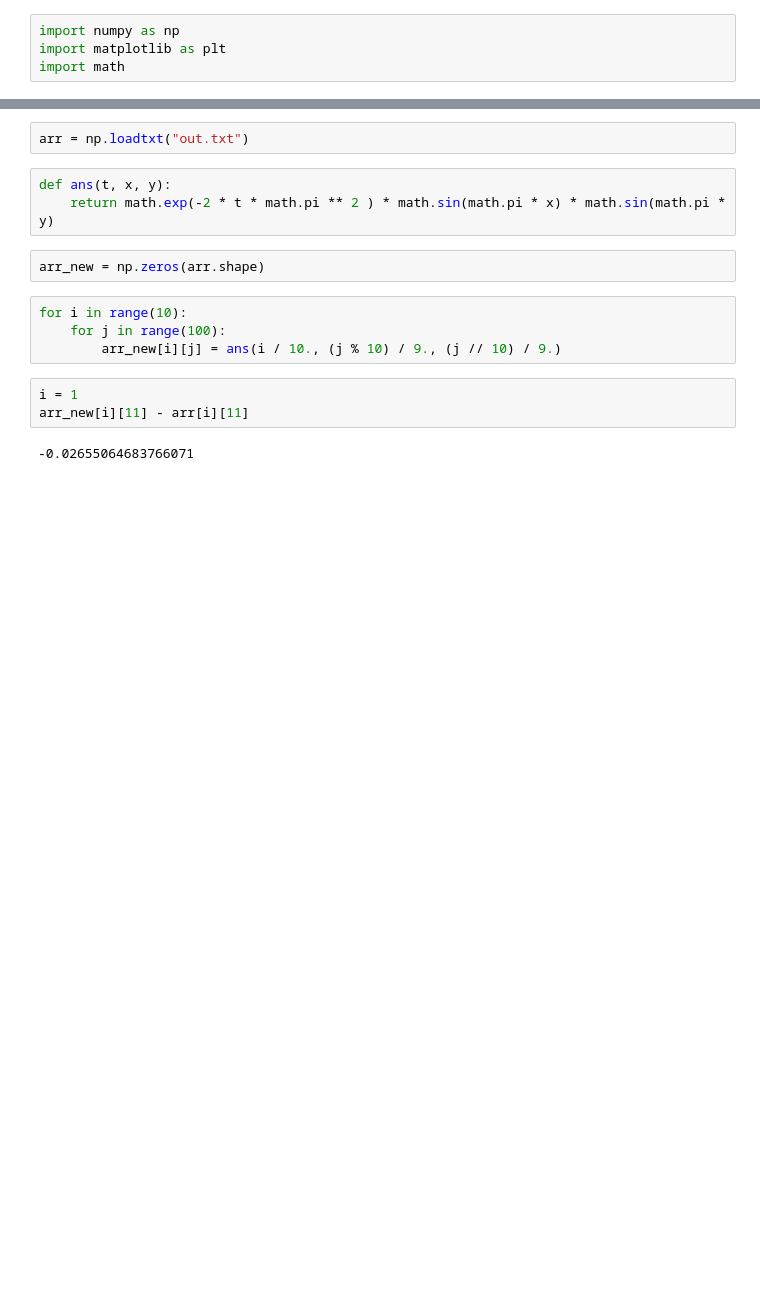
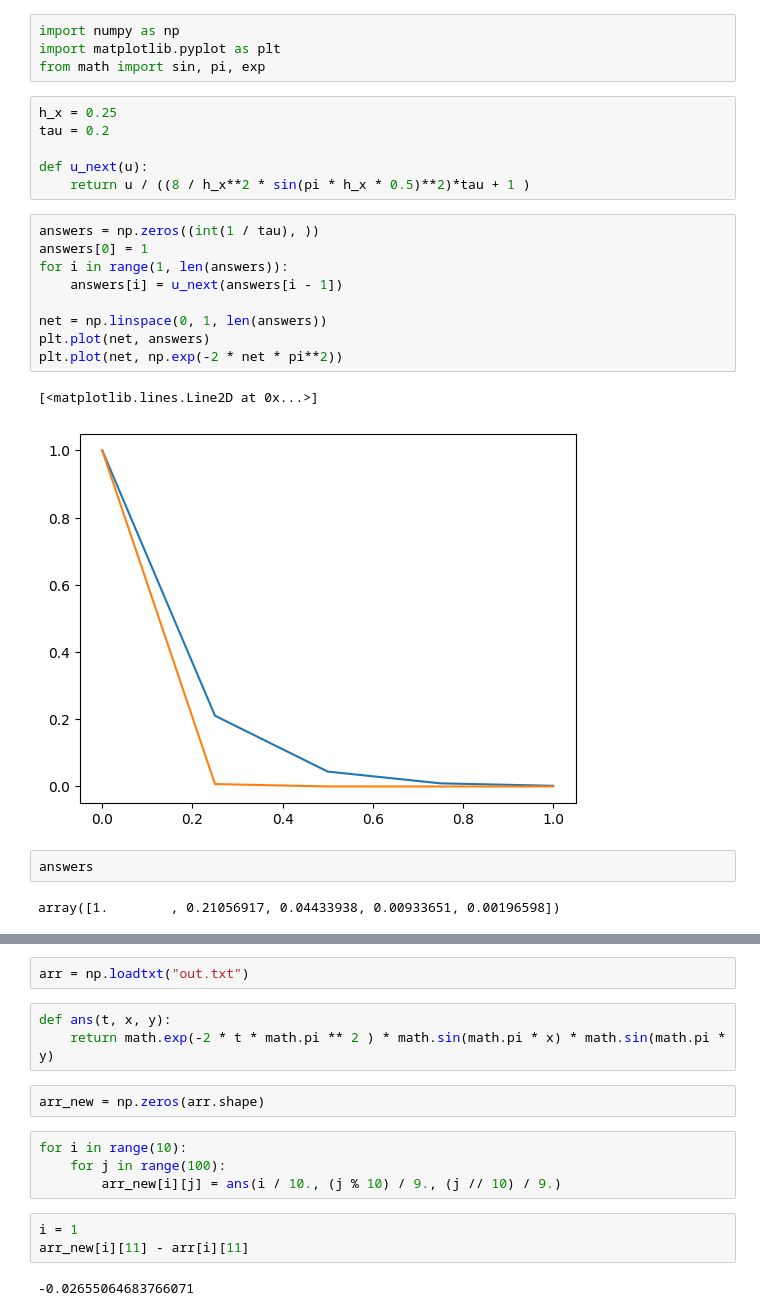
Before and after one commit to VsevolodZaostrovsky/NumericalMethods, a Jupyter notebook: PDE2d/Code/src/test.ipynb, the cells around one changed output, grey strips where cells are left out. Cells and saved outputs as stored; diff of their text form; blank space fills up the shorter version.

```diff
--- a/PDE2d/Code/src/test.ipynb
+++ b/PDE2d/Code/src/test.ipynb
@@ -1,4 +1,26 @@
 # %%
 import numpy as np
-import matplotlib as plt
-import math
+import matplotlib.pyplot as plt
+from math import sin, pi, exp
+# %%
+h_x = 0.25
+tau = 0.2
+
+def u_next(u):
+    return u / ((8 / h_x**2 * sin(pi * h_x * 0.5)**2)*tau + 1 )
+# %%
+answers = np.zeros((int(1 / tau), ))
+answers[0] = 1
+for i in range(1, len(answers)):
+    answers[i] = u_next(answers[i - 1])
+
+net = np.linspace(0, 1, len(answers))
+plt.plot(net, answers)
+plt.plot(net, np.exp(-2 * net * pi**2))
+# %% [output]
+[<matplotlib.lines.Line2D at 0x...>]
+[figure, added]
+# %%
+answers
+# %% [output]
+array([1.        , 0.21056917, 0.04433938, 0.00933651, 0.00196598])
```
Also changed, not shown: parts of 3 cells of this notebook, 1 other file.
